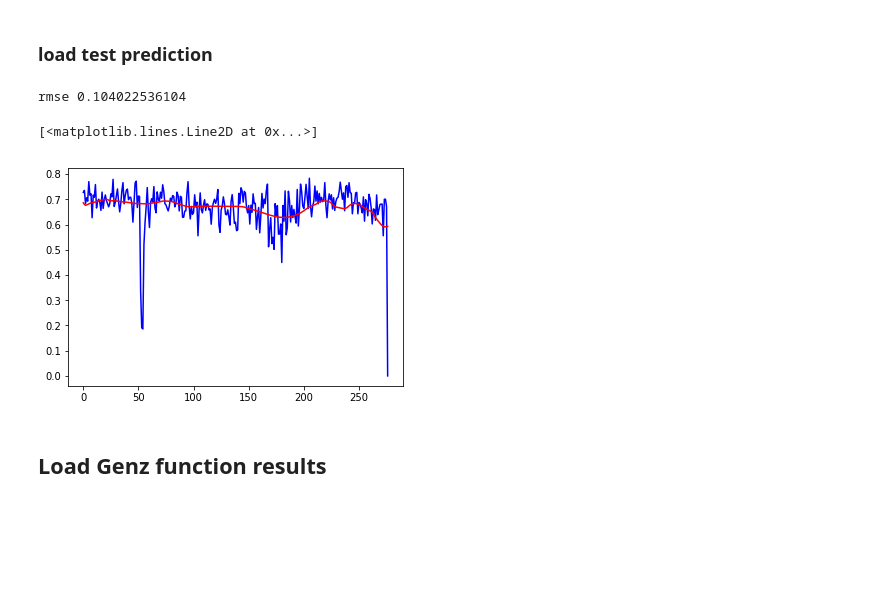
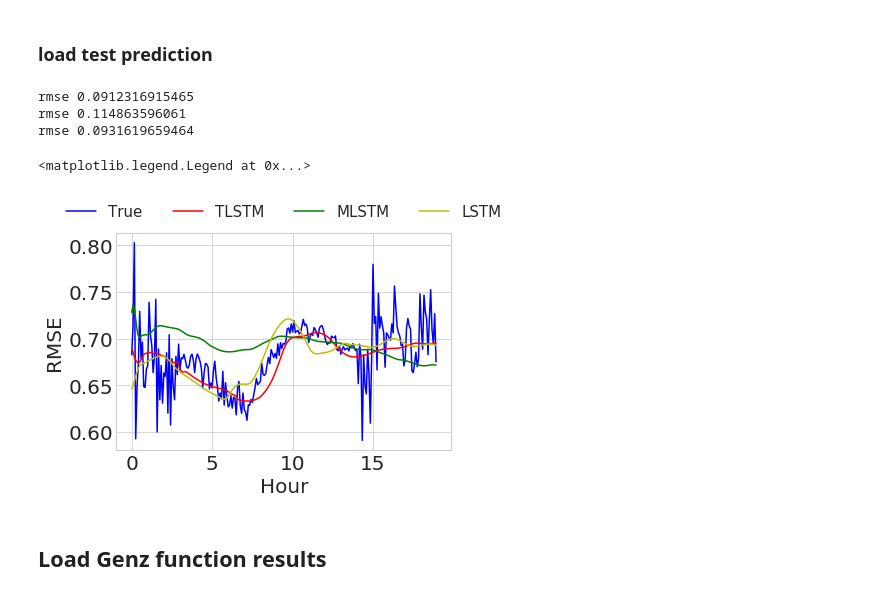
Before and after one commit to yuqirose/TensorRNN, a Jupyter notebook: experiments/notebook/py3_load_rslts.ipynb, the cells around one changed output. Cells and saved outputs as stored; diff of their text form; code cells hidden in the pictures; blank space fills up the shorter version.

Commit message:
added traffic visualization results

```diff
--- a/experiments/notebook/py3_load_rslts.ipynb
+++ b/experiments/notebook/py3_load_rslts.ipynb
@@ -8,10 +8,10 @@ import matplotlib.pyplot as plt
 ### load logs and print test error
 # %%
 exp='traffic'
-time_stamp ="10-08-17-22-31-34"
+time_stamp ="10-09-17-22-46-45"
 models =["LSTM","MLSTM","TLSTM"] #'phased_lstm']#
 hz_list= [16, 32, 64]
-ts_list = [12,36, 84, 276]
+ts_list = [1, 7 , 13, 19, 23]
 lr_list =[3]
 
 
@@ -48,15 +48,15 @@ def load_log(lr, ts, model):
     except FileNotFoundError:
         return None, None
 
-errs = np.ones((len(models), len(hz_list)))
+errs = np.ones((len(ts_list),len(models)))
 i=0
-for model in models:
+for ts in ts_list:
     j=0
-    for lr in lr_list:
+    for model in models:
         k=0
-        for ts in ts_list:
+        for lr in lr_list:
             try:
-                config, pred = load_log(lr, ts, model)
+                config, pred = load_log(lr, ts*12, model)
                 print('train error:',config['train_error'],'test err:',config['test_error'])
                 errs[i,j] =  config['test_error']
             except:
@@ -87,40 +126,61 @@ train error: 0.100657 test err: 0.104524
 # %%
 import numpy as np
 import sklearn
 from sklearn.metrics import mean_squared_error
 
 
 def RMSE(y_pred, y_true):
     """RMSE"""
     t1 = np.linalg.norm(y_pred-y_true)**2 / np.size(y_true)
     return np.sqrt(t1)
 
 exp="traffic"
 model="MLSTM"
-ts="276"
-data_path = "/tmp/tensorRNN/log/"+exp+"/"+time_stamp+"/"+model+"/"+"lr-1e-"+ str(lr)+"/ts-"+ str(ts) +"/"
-true, pred = np.load(data_path+'predict.npy')
 
-diff = (true-pred)**2
-diff = diff.flatten()
-mse = np.sum(diff)/diff.size
-val = np.sqrt(mse)
+def get_pred(model):
+    ts= 19
+    data_path = "/tmp/tensorRNN/log/"+exp+"/"+time_stamp+"/"+model+"/"+"lr-1e-"+ str(lr)+"/ts-"+ str(ts*12) +"/"
+    true, pred = np.load(data_path+'predict.npy')
 
-print('rmse', val)
+    diff = (true-pred)**2
+    diff = diff.flatten()
+    mse = np.sum(diff)/diff.size
+    val = np.sqrt(mse)
+
+    print('rmse', val)
+    return pred
+
+
+x1  = get_pred('TLSTM')
+x2  = get_pred('MLSTM')
+x3  = get_pred('LSTM')
 
 %matplotlib inline
 import matplotlib.pyplot as plt
 import matplotlib as mpl
 import seaborn as sns
 import matplotlib.pyplot as plt
 
-i=50
-plt.plot(true[i,:,0],'b')
-plt.plot(pred[i,:,0],'r-')
+i= 2
+x = np.arange(0,ts*12)/12
+fig = plt.figure()
+ax = fig.gca()
+ax.plot(x, true[i,:,0],'b',label='True')
+ax.plot(x, x1[i,:,0],'r-', label='TLSTM')
+ax.plot(x, x2[i,:,0],'g-',label='MLSTM')
+ax.plot(x, x3[i,:,0],'y-', label='LSTM')
+
+# ax.legend(['True','TLSTM','MLSTM','LSTM'])
+plt.xlabel('Hour')
+plt.ylabel('RMSE')
+ax.legend(loc='lower center', bbox_to_anchor=(0.5, 1.),
+          ncol=4, fancybox=True, shadow=True)
 # %% [output]
-rmse 0.104022536104
+rmse 0.0912316915465
+rmse 0.114863596061
+rmse 0.0931619659464
-[<matplotlib.lines.Line2D at 0x...>]
+<matplotlib.legend.Legend at 0x...>
-[figure, old version]
+[figure, new version]
 # %% [markdown]
 ## Load Genz function results
 # %%
```
Also changed, not shown: parts of 4 cells of this notebook, 5 other files.
